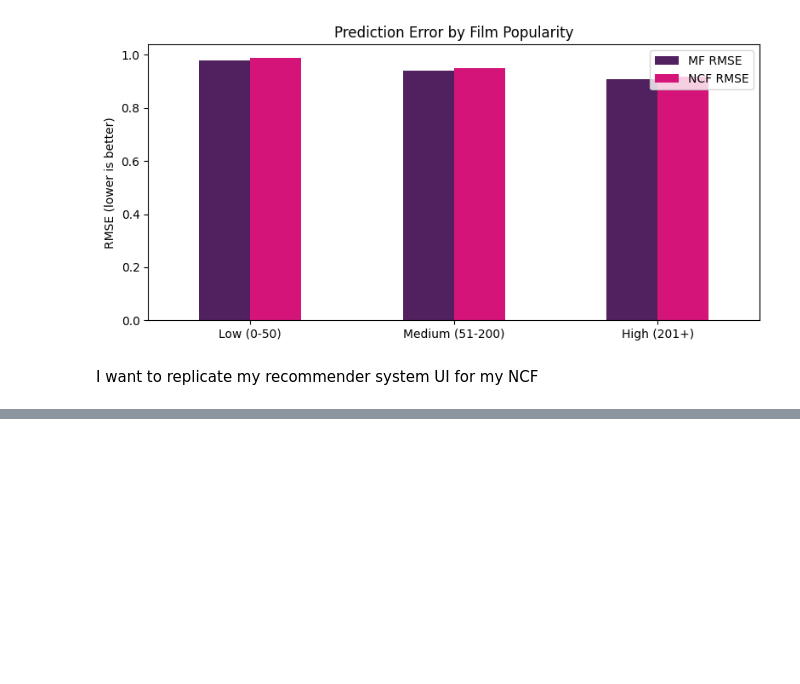
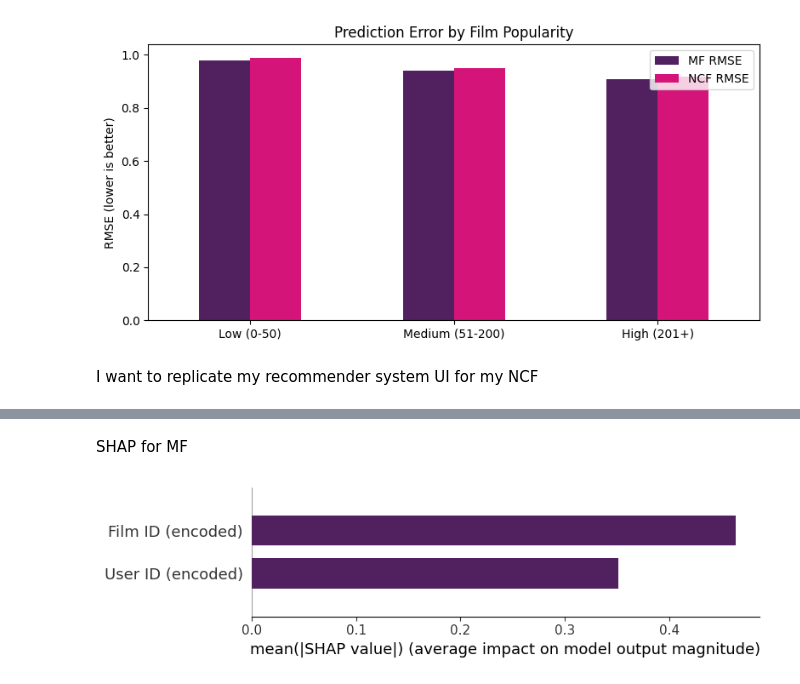
Before and after one commit to Sosswood/Machine-Learning, a Jupyter notebook: Individual_Project_MovieLens_V0_2.ipynb, the cells around one changed output, grey strips where cells are left out. Cells and saved outputs as stored; diff of their text form; code cells hidden in the pictures; blank space fills up the shorter version.

```diff
--- a/Individual_Project_MovieLens_V0_2.ipynb
+++ b/Individual_Project_MovieLens_V0_2.ipynb
@@ -1417,0 +1604,38 @@ Note: opening Chrome Inspector may crash demo inside Colab notebooks.
+# %% [markdown]
+SHAP for MF
+# %%
+
+import shap
+import numpy as np
+import matplotlib.pyplot as plt
+
+# Wrapper for your existing MF model
+def shap_mf_predict(X):
+    X = np.asarray(X)
+    user_indices = X[:, 0].astype(int)
+    film_indices = X[:, 1].astype(int)
+
+    return np.asarray(
+        mf_predict(user_indices, film_indices)
+    ).flatten()
+
+# Use the same examples as your NCF SHAP analysis
+mf_explainer = shap.KernelExplainer(
+    shap_mf_predict,
+    background
+)
+
+mf_shap_values = mf_explainer.shap_values(
+    X_explain,
+    nsamples=100
+)
+
+shap.summary_plot(
+    mf_shap_values,
+    X_explain,
+    feature_names=["User ID (encoded)", "Film ID (encoded)"],
+    plot_type="bar",
+    color="#51205F"
+)
+# %% [output]
+[figure, added]
```
Also changed, not shown: parts of 16 cells of this notebook.
